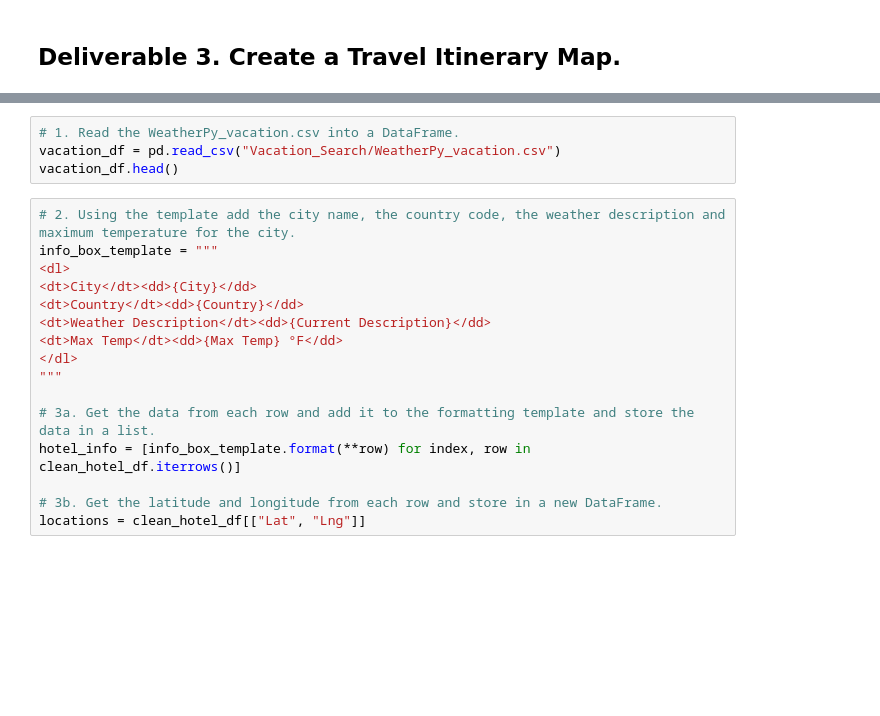
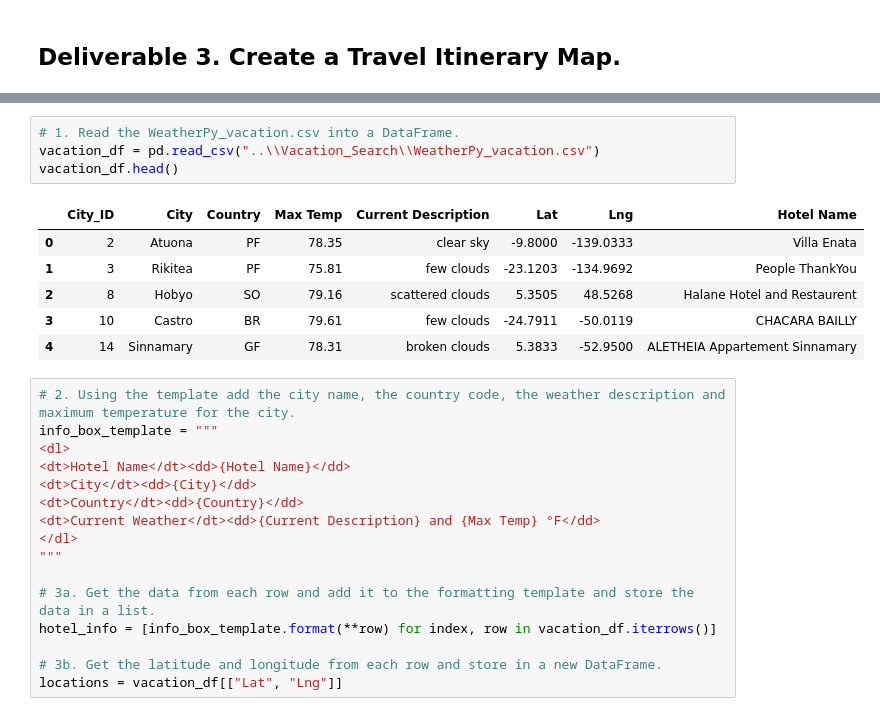
Before and after one commit to ginaikramer/World_Weather_Analysis, a Jupyter notebook: Vacation_Itinerary/Vacation_Itinerary.ipynb, the cells around one changed output, grey strips where cells are left out. Saved outputs shown, nothing was run; the diff lists cells and outputs as text; blank space fills up the shorter version.

```diff
--- a/Vacation_Itinerary/Vacation_Itinerary.ipynb
+++ b/Vacation_Itinerary/Vacation_Itinerary.ipynb
@@ -16,22 +15,29 @@ ModuleNotFoundError: No module named 'config'
 # %%
 # 1. Read the WeatherPy_vacation.csv into a DataFrame.
-vacation_df = pd.read_csv("Vacation_Search/WeatherPy_vacation.csv")
+vacation_df = pd.read_csv("..\\Vacation_Search\\WeatherPy_vacation.csv")
 vacation_df.head()
+# %% [output]
+|  | City_ID | City | Country | Max Temp | Current Description | Lat | Lng | Hotel Name |
+| 0 | 2 | Atuona | PF | 78.35 | clear sky | -9.8000 | -139.0333 | Villa Enata |
+| 1 | 3 | Rikitea | PF | 75.81 | few clouds | -23.1203 | -134.9692 | People ThankYou |
+| 2 | 8 | Hobyo | SO | 79.16 | scattered clouds | 5.3505 | 48.5268 | Halane Hotel and Restaurent |
+| 3 | 10 | Castro | BR | 79.61 | few clouds | -24.7911 | -50.0119 | CHACARA BAILLY |
+| 4 | 14 | Sinnamary | GF | 78.31 | broken clouds | 5.3833 | -52.9500 | ALETHEIA Appartement Sinnamary |
 # %%
 # 2. Using the template add the city name, the country code, the weather description and maximum temperature for the city.
 info_box_template = """
 <dl>
+<dt>Hotel Name</dt><dd>{Hotel Name}</dd>
 <dt>City</dt><dd>{City}</dd>
 <dt>Country</dt><dd>{Country}</dd>
-<dt>Weather Description</dt><dd>{Current Description}</dd>
-<dt>Max Temp</dt><dd>{Max Temp} °F</dd>
+<dt>Current Weather</dt><dd>{Current Description} and {Max Temp} °F</dd>
 </dl>
 """
 
 # 3a. Get the data from each row and add it to the formatting template and store the data in a list.
-hotel_info = [info_box_template.format(**row) for index, row in clean_hotel_df.iterrows()]
+hotel_info = [info_box_template.format(**row) for index, row in vacation_df.iterrows()]
 
 # 3b. Get the latitude and longitude from each row and store in a new DataFrame.
-locations = clean_hotel_df[["Lat", "Lng"]]
+locations = vacation_df[["Lat", "Lng"]]
 # %%
 # 4a. Add a marker layer for each city to the map.
```
Also changed, not shown: parts of 9 cells of this notebook, 7 other files.
